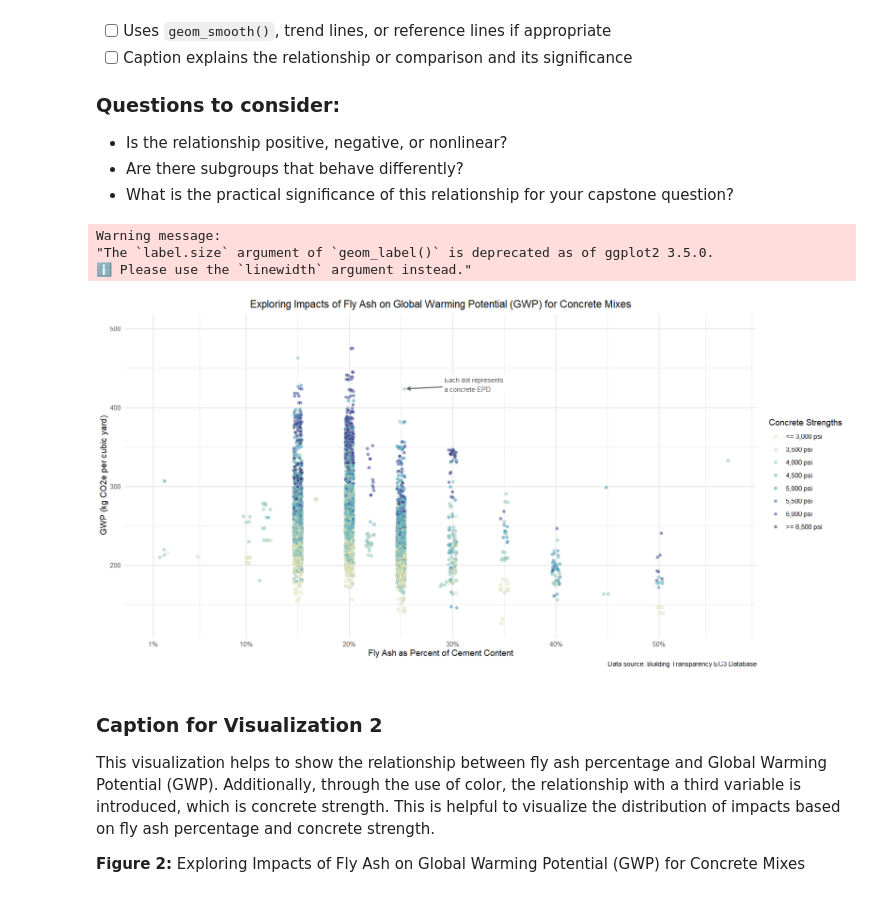
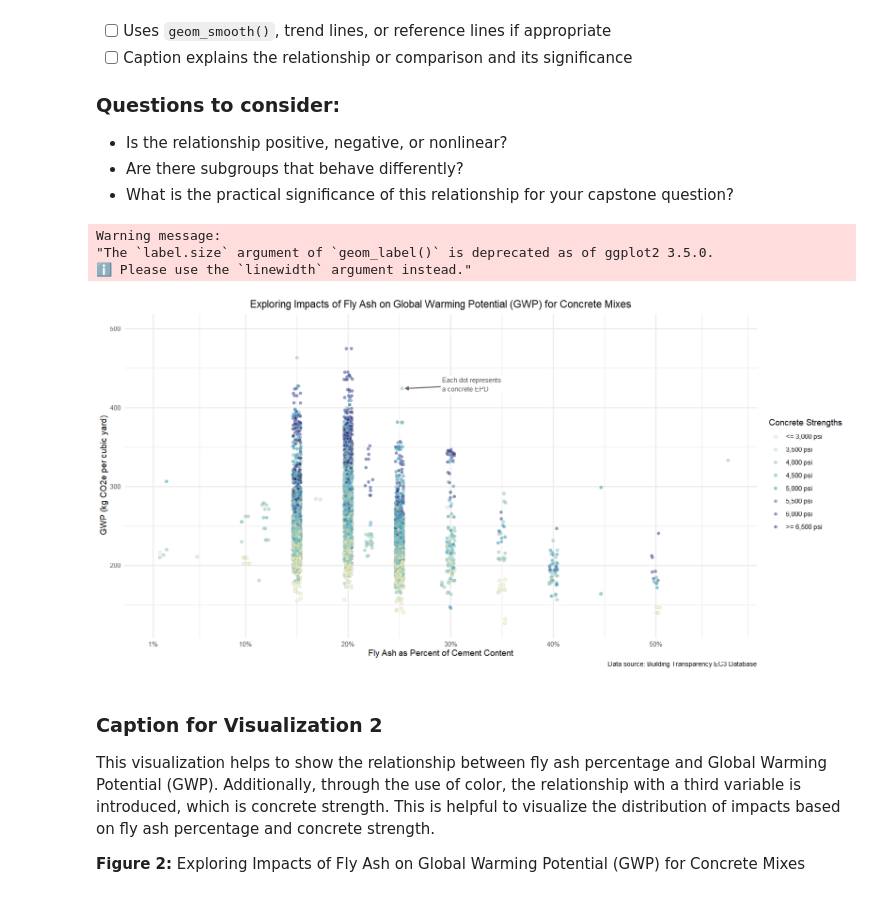
Before and after one commit to jbf1212/scm-mapping, a Jupyter notebook: 04_analysis_scripts/Friedman_Jared_capstone_viz.ipynb, the cells around one changed output. Cells and saved outputs as stored; diff of their text form; code cells hidden in the pictures.

```diff
--- a/04_analysis_scripts/Friedman_Jared_capstone_viz.ipynb
+++ b/04_analysis_scripts/Friedman_Jared_capstone_viz.ipynb
@@ -213,10 +213,9 @@ strength_colors <- c(
   ">= 6,500 psi" = "#081d58"
 )
 
-# Prepare data: round GWP, classify strength into buckets
+# Prepare data: classify strength into buckets
 fly_ash_viz2 <- fly_ash_data %>%
   mutate(
-    gwp_rounded = round(gwp_val_per_cy),
     strength_bucket = factor(
       case_when(
         Compressive_Strength <= 3000 ~ "<= 3,000 psi",
@@ -235,9 +234,9 @@ fly_ash_viz2 <- fly_ash_data %>%
 # Find the highest GWP point in the 25% fly ash bucket for annotation
 tag_point <- fly_ash_viz2 %>%
   filter(abs(`cementitious.fly_ash` - 0.25) < 0.001) %>%
-  slice_max(gwp_rounded, n = 1)
+  slice_max(gwp_val_per_cy, n = 1)
 
-viz2 <- ggplot(fly_ash_viz2, aes(x = `cementitious.fly_ash`, y = gwp_rounded)) +
+viz2 <- ggplot(fly_ash_viz2, aes(x = `cementitious.fly_ash`, y = gwp_val_per_cy)) +
   geom_jitter(
     aes(fill = strength_bucket),
     shape = 21,
@@ -251,9 +250,9 @@ viz2 <- ggplot(fly_ash_viz2, aes(x = `cementitious.fly_ash`, y = gwp_rounded)) +
     data = tag_point,
     aes(
       x    = `cementitious.fly_ash` + 0.08,
-      y    = gwp_rounded + 5,
+      y    = gwp_val_per_cy + 5,
       xend = `cementitious.fly_ash` + 0.006,
-      yend = gwp_rounded
+      yend = gwp_val_per_cy
     ),
     inherit.aes = FALSE,
     arrow     = arrow(length = unit(0.15, "cm"), type = "closed"),
@@ -264,41 +263,41 @@ viz2 <- ggplot(fly_ash_viz2, aes(x = `cementitious.fly_ash`, y = gwp_rounded)) +
     data = tag_point,
     aes(
       x     = `cementitious.fly_ash` + 0.04,
-      y     = gwp_rounded + 5,
+      y     = gwp_val_per_cy + 5,
       label = "Each dot represents\na concrete EPD"
     ),
     inherit.aes = FALSE,
     hjust      = 0,
     size       = 3,
     fill       = "white",
     color      = "grey30",
     label.size = 0
   ) +
   scale_fill_manual(
     values = strength_colors,
     name = "Concrete Strengths"
   ) +
   scale_x_continuous(
     limits = c(0.01, NA),
     breaks = c(0.01, seq(0.10, 0.60, by = 0.10)),
     labels = percent_format(accuracy = 1)
   ) +
   coord_cartesian(ylim = c(NA, 500)) +
   labs(
     title = "Exploring Impacts of Fly Ash on Global Warming Potential (GWP) for Concrete Mixes",
     x = "Fly Ash as Percent of Cement Content",
     y = "GWP (kg CO2e per cubic yard)",
     caption = "Data source: Building Transparency EC3 Database"
   ) +
   theme_minimal() +
   theme(plot.title = element_text(hjust = 0.5))
 
 viz2
 # %% [output]
 Warning message:
 "The `label.size` argument of `geom_label()` is deprecated as of ggplot2 3.5.0.
 ℹ Please use the `linewidth` argument instead."
-[figure, old version]
+[figure, new version]
 # %%
 ### use ggsave to save viz2 to the tests folder
 ggsave("../tests/M15_viz2.png", viz2, width = 14, height = 7, dpi = 300)
```
